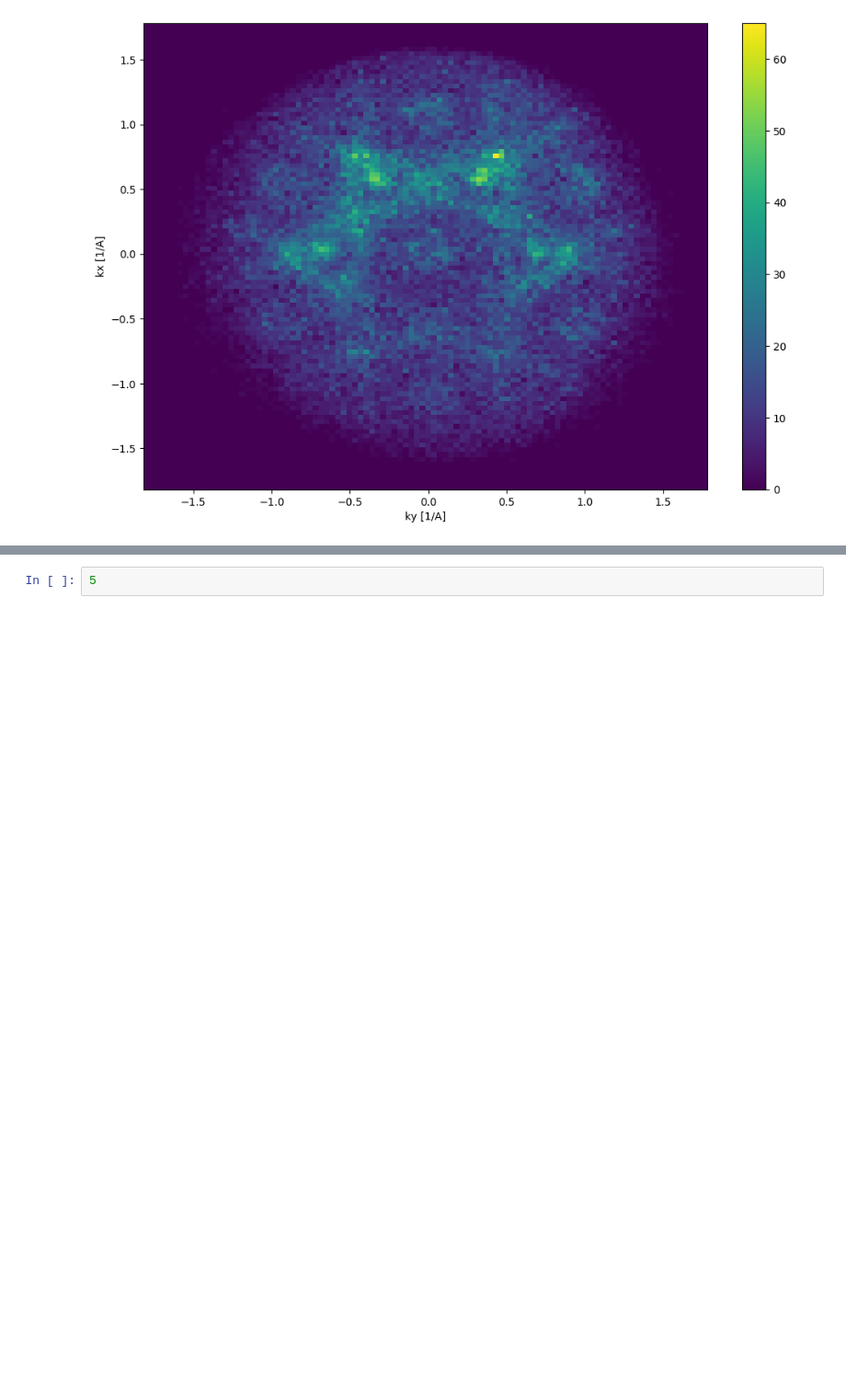
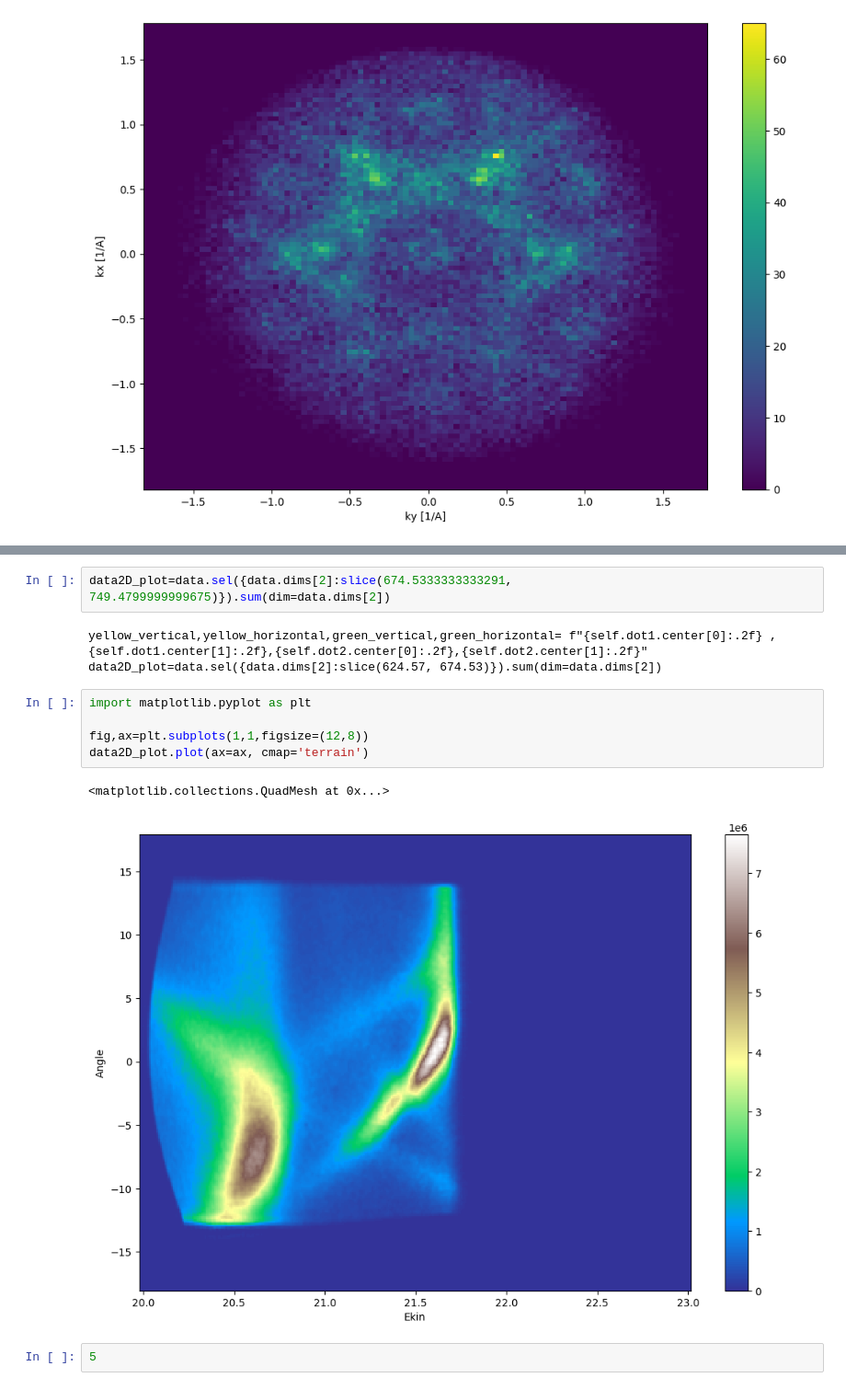
Before and after one commit to OpenCOMPES/mpes-tools, a Jupyter notebook: tutorials/template.ipynb, the cells around one changed output, grey strips where cells are left out. Shown: that part at 92% size. Drawn from its saved outputs; the diff is of its cells as text; blank space fills up the shorter version.

```diff
--- a/tutorials/template.ipynb
+++ b/tutorials/template.ipynb
@@ -75,3 +89,16 @@ graph_window.show()
+# %%
+data2D_plot=data.sel({data.dims[2]:slice(674.5333333333291, 749.4799999999675)}).sum(dim=data.dims[2])
+# %% [output]
+yellow_vertical,yellow_horizontal,green_vertical,green_horizontal= f"{self.dot1.center[0]:.2f} ,{self.dot1.center[1]:.2f},{self.dot2.center[0]:.2f},{self.dot2.center[1]:.2f}"
+data2D_plot=data.sel({data.dims[2]:slice(624.57, 674.53)}).sum(dim=data.dims[2])
+# %%
+import matplotlib.pyplot as plt
+
+fig,ax=plt.subplots(1,1,figsize=(12,8))
+data2D_plot.plot(ax=ax, cmap='terrain')
+# %% [output]
+<matplotlib.collections.QuadMesh at 0x...>
+[figure, added]
 # %%
 5
 # %% [output]
```
Also changed, not shown: parts of 8 cells of this notebook, 1 other file.
